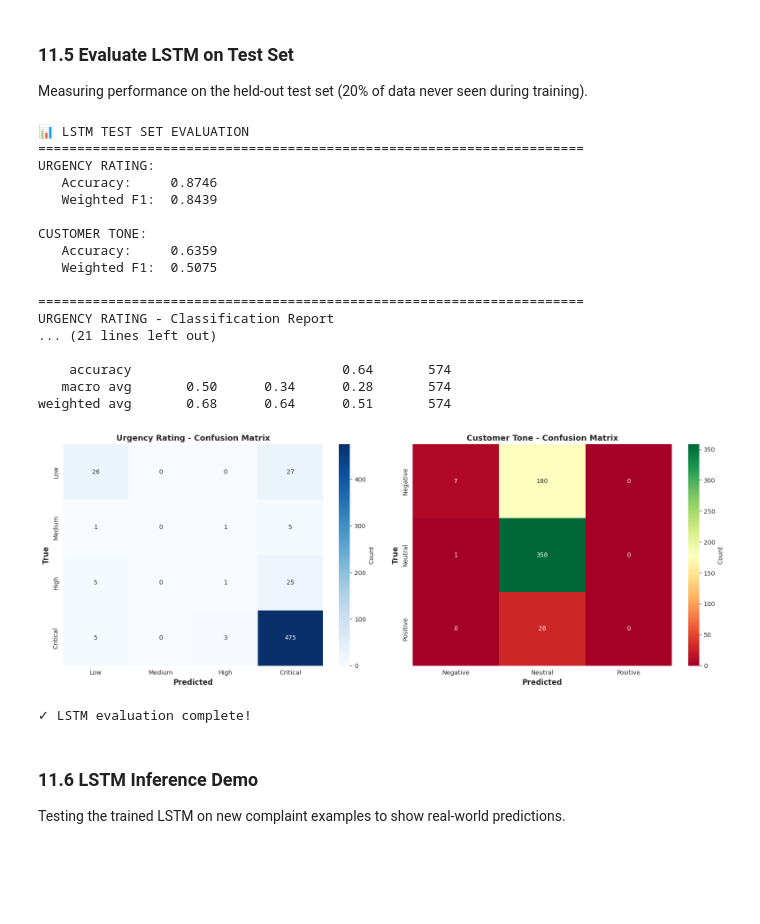
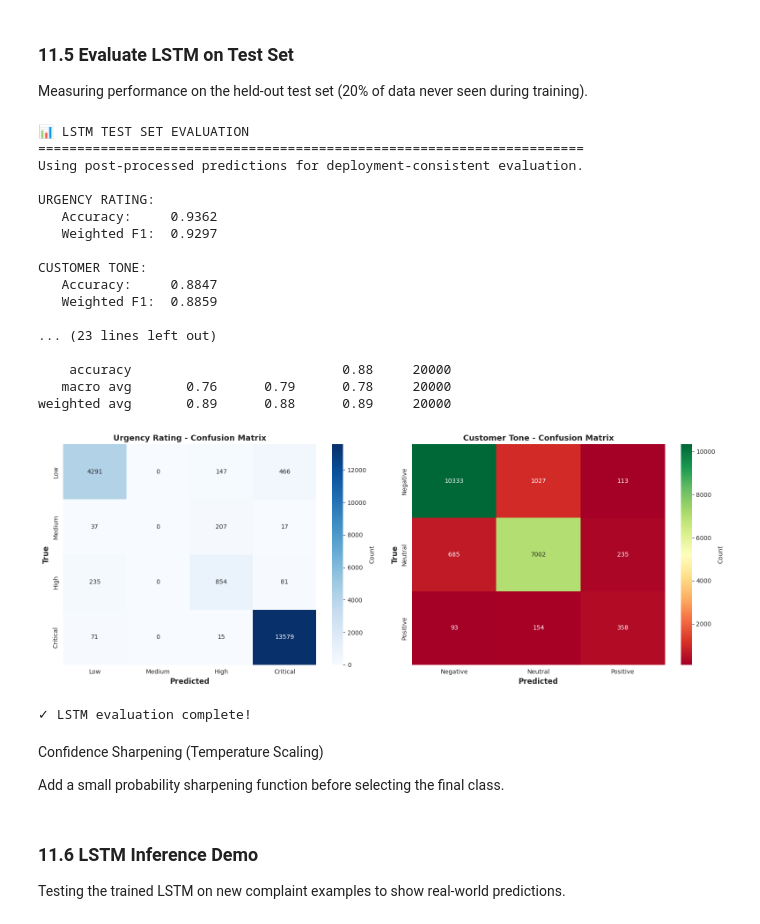
Before and after one commit to DhanushGWU1995/6202-machine-learning-project, a Jupyter notebook: ECRIS_Enhanced_Final.ipynb, the cells around one changed output. Saved outputs shown, nothing was run; the diff lists cells and outputs as text; code cells hidden in the pictures; blank space fills up the shorter version.

Commit message:
Customer tone and urgency tuning integration in LSTM

```diff
--- a/ECRIS_Enhanced_Final.ipynb
+++ b/ECRIS_Enhanced_Final.ipynb
@@ -170,9 +169,9 @@ OPTIONAL_CAT_COLS = [
 ]
 
 # Runtime controls
-DEV_MODE = True  # Set to False for full production run
-DEV_MAX_ROWS = 30000  # Load ~3.5M raw rows so ~250k remain after preprocessing
-TARGET_DATASET_SIZE = 20000  # Total rows (train+test) after preprocessing; split 80-20
+DEV_MODE = False  # Set to False for full production run
+DEV_MAX_ROWS = 150000  # Load ~3.5M raw rows so ~250k remain after preprocessing
+TARGET_DATASET_SIZE = 200000  # Total rows (train+test) after preprocessing; split 80-20
 TOP_N_CLASSES = 8  # Focus on top N product categories
 MIN_TEXT_LEN = 30  # Minimum characters for valid complaint text
 USE_LEMMATIZATION = False  # Toggle lemmatization
@@ -1915,7 +2155,13 @@ MAX_LEN = 150      # Maximum sequence length
 EMBEDDING_DIM = 100
 
 # Prepare train-test split for LSTM
-X_lstm = df_clean[TEXT_COL].values  # Use original text (not cleaned - LSTM learns patterns)
+# X_lstm = df_clean[TEXT_COL].values  # Use original text (not cleaned - LSTM learns patterns)
+
+# The df_clean dataframe is already appropriately sized from the previous cell's processing
+# Remove the problematic sampling line:
+df_clean = df_clean.sample(100000, random_state=42)
+
+X_lstm = df_clean["clean_text"].values
 y_urgency = df_clean['urgency_rating'].values
 y_tone = df_clean['customer_tone'].values
 
@@ -1932,7 +2178,8 @@ print(f"Test samples: {len(X_test_lstm):,}\n")
 
 # Tokenization
 print("Tokenizing text...")
-tokenizer = Tokenizer(num_words=MAX_WORDS, oov_token='<OOV>')
+# tokenizer = Tokenizer(num_words=MAX_WORDS, oov_token='<OOV>')
+tokenizer = Tokenizer(num_words=MAX_WORDS, oov_token='<OOV>', lower=True)
 tokenizer.fit_on_texts(X_train_lstm)
 
 X_train_seq = tokenizer.texts_to_sequences(X_train_lstm)
@@ -2008,9 +2255,9 @@ embedding = Embedding(
 )(input_layer)
 
 # Bidirectional LSTM layers
-lstm_1 = Bidirectional(LSTM(64, return_sequences=True, dropout=0.2, recurrent_dropout=0.2),
+lstm_1 = Bidirectional(LSTM(64, return_sequences=True, dropout=0.2),
                        name='bilstm_1')(embedding)
-lstm_2 = Bidirectional(LSTM(32, dropout=0.2, recurrent_dropout=0.2),
+lstm_2 = Bidirectional(LSTM(32, dropout=0.2),
                        name='bilstm_2')(lstm_1)
 
 # Dropout for regularization
@@ -2128,8 +2386,9 @@ history = lstm_model.fit(
     },
     validation_split=0.1,  # Use 10% of training for validation
     epochs=10,
-    batch_size=64,
+    batch_size=256,
     callbacks=[early_stop, reduce_lr],
+    # Removed class_weight parameter as it's not supported for multi-output models
     verbose=1
 )
 
@@ -2218,8 +2477,17 @@ Measuring performance on the held-out test set (20% of data never seen during tr
 print("📊 LSTM TEST SET EVALUATION")
 print("="*70)
 
-# Predictions
-y_pred_urgency, y_pred_tone = lstm_model.predict(X_test_pad, verbose=0)
+# Raw model predictions
+y_pred_urgency_raw, y_pred_tone_raw = lstm_model.predict(X_test_pad, verbose=0)
+
+# Apply the same post-processing used during inference
+postprocessed_preds = [
+    apply_prediction_postprocessing(text, urgency_probs, tone_probs)
+    for text, urgency_probs, tone_probs in zip(X_test_lstm, y_pred_urgency_raw, y_pred_tone_raw)
+]
+
+y_pred_urgency = np.array([item[0] for item in postprocessed_preds])
+y_pred_tone = np.array([item[1] for item in postprocessed_preds])
 
 # Convert probabilities to class labels
 y_pred_urgency_class = np.argmax(y_pred_urgency, axis=1)
@@ -2231,6 +2499,8 @@ urgency_f1 = f1_score(y_test_urgency, y_pred_urgency_class, average='weighted')
 
 tone_acc = accuracy_score(y_test_tone, y_pred_tone_class)
 tone_f1 = f1_score(y_test_tone, y_pred_tone_class, average='weighted')
+
+print("Using post-processed predictions for deployment-consistent evaluation.\n")
 
 print("URGENCY RATING:")
 print(f"   Accuracy:     {urgency_acc:.4f}")
@@ -2267,42 +2537,46 @@ cm_urgency = confusion_matrix(y_test_urgency, y_pred_urgency_class)
 sns.heatmap(cm_urgency, annot=True, fmt='d', cmap='Blues',
             xticklabels=['Low', 'Medium', 'High', 'Critical'],
             yticklabels=['Low', 'Medium', 'High', 'Critical'],
             ax=ax1, cbar_kws={'label': 'Count'})
 ax1.set_xlabel('Predicted', fontsize=12, fontweight='bold')
 ax1.set_ylabel('True', fontsize=12, fontweight='bold')
 ax1.set_title('Urgency Rating - Confusion Matrix', fontsize=13, fontweight='bold')
 
 # Tone confusion matrix
 cm_tone = confusion_matrix(y_test_tone, y_pred_tone_class)
 sns.heatmap(cm_tone, annot=True, fmt='d', cmap='RdYlGn',
             xticklabels=['Negative', 'Neutral', 'Positive'],
             yticklabels=['Negative', 'Neutral', 'Positive'],
             ax=ax2, cbar_kws={'label': 'Count'})
 ax2.set_xlabel('Predicted', fontsize=12, fontweight='bold')
 ax2.set_ylabel('True', fontsize=12, fontweight='bold')
 ax2.set_title('Customer Tone - Confusion Matrix', fontsize=13, fontweight='bold')
 
 plt.tight_layout()
 plt.show()
 
 print(f"\n✓ LSTM evaluation complete!")
 # %% [output]
 📊 LSTM TEST SET EVALUATION
 ======================================================================
+Using post-processed predictions for deployment-consistent evaluation.
+
 URGENCY RATING:
-   Accuracy:     0.8746
-   Weighted F1:  0.8439
+   Accuracy:     0.9362
+   Weighted F1:  0.9297
 
 CUSTOMER TONE:
-   Accuracy:     0.6359
-   Weighted F1:  0.5075
+   Accuracy:     0.8847
+   Weighted F1:  0.8859
 
-======================================================================
-URGENCY RATING - Classification Report
-... (21 lines left out)
+... (23 lines left out)
 
-    accuracy                           0.64       574
-   macro avg       0.50      0.34      0.28       574
-weighted avg       0.68      0.64      0.51       574
+    accuracy                           0.88     20000
+   macro avg       0.76      0.79      0.78     20000
+weighted avg       0.89      0.88      0.89     20000
-[figure, old version]
+[figure, new version]
 ✓ LSTM evaluation complete!
+# %% [markdown]
+Confidence Sharpening (Temperature Scaling)
+
+Add a small probability sharpening function before selecting the final class.
```
Also changed, not shown: parts of 32 cells of this notebook, 1 other file.
